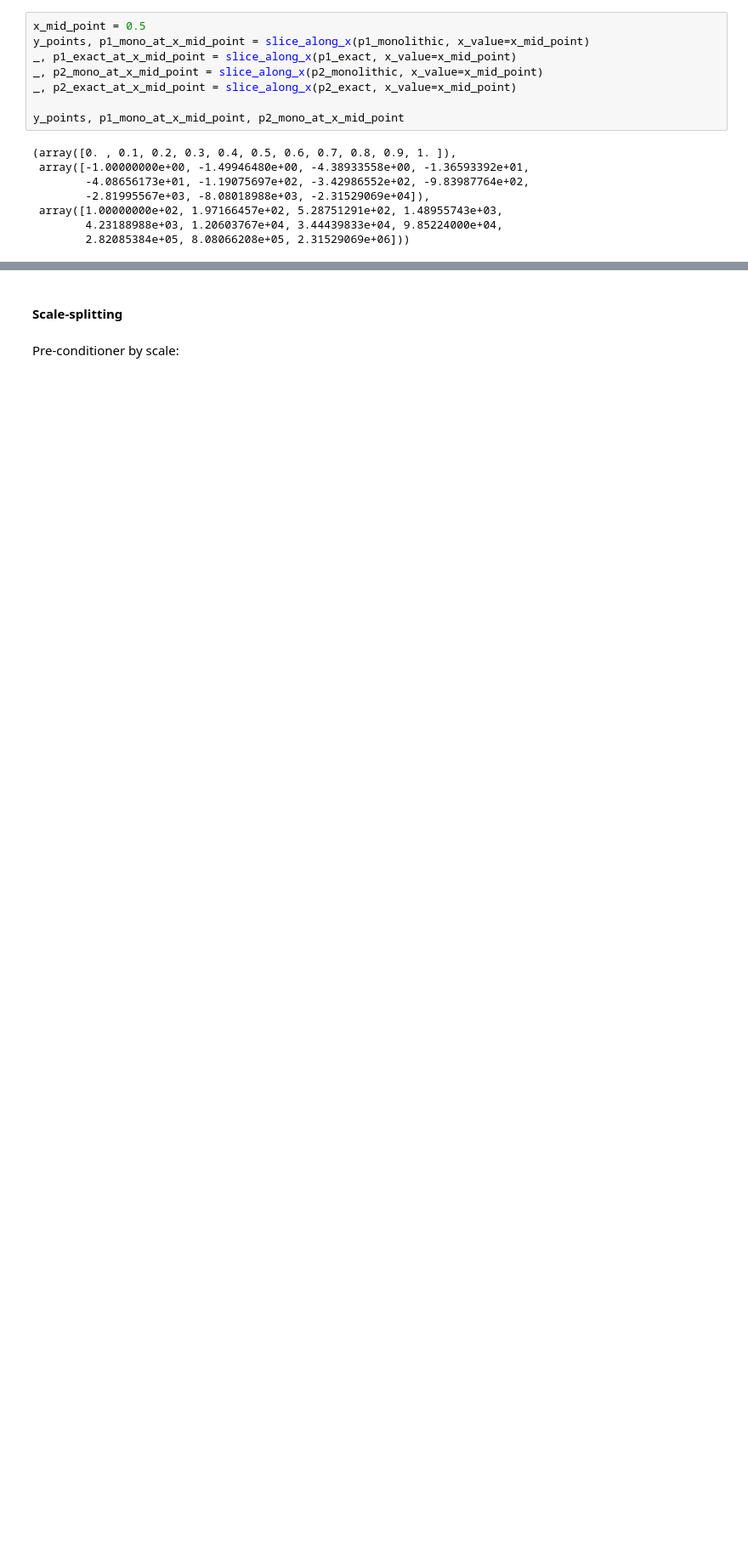
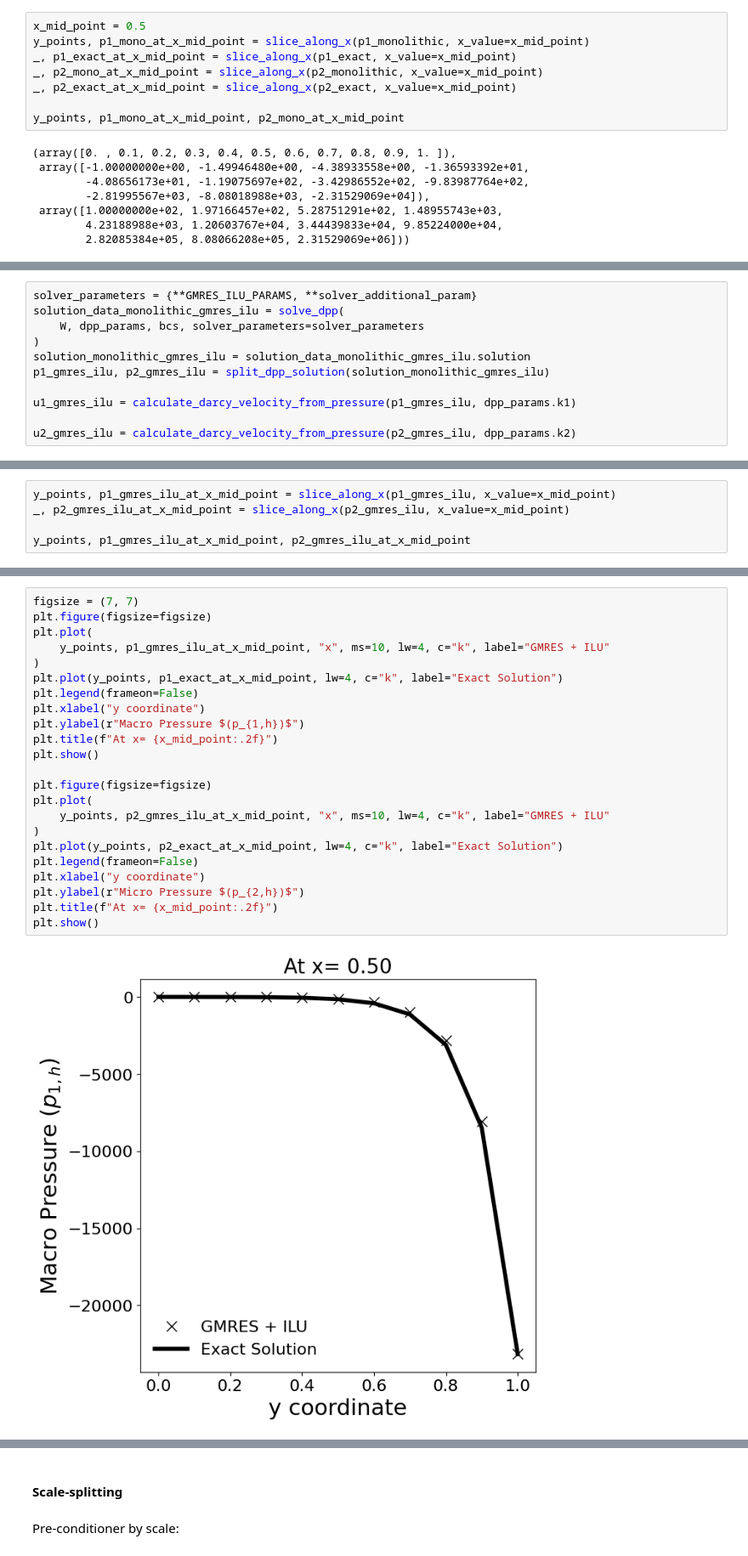
Before and after one commit to ThermoPhase-FCSRG/perphil, a Jupyter notebook: notebooks/conforming-galerkin-fem-operator-splitting-2D-perphil.ipynb, the cells around one changed output, grey strips where cells are left out. Shown at 85% size. Drawn from its saved outputs; the diff is of its cells as text; blank space fills up the shorter version.

```diff
--- a/notebooks/conforming-galerkin-fem-operator-splitting-2D-perphil.ipynb
+++ b/notebooks/conforming-galerkin-fem-operator-splitting-2D-perphil.ipynb
@@ -155,0 +234,11 @@ plt.show()
+# %%
+solver_parameters = {**GMRES_ILU_PARAMS, **solver_additional_param}
+solution_data_monolithic_gmres_ilu = solve_dpp(
+    W, dpp_params, bcs, solver_parameters=solver_parameters
+)
+solution_monolithic_gmres_ilu = solution_data_monolithic_gmres_ilu.solution
+p1_gmres_ilu, p2_gmres_ilu = split_dpp_solution(solution_monolithic_gmres_ilu)
+
+u1_gmres_ilu = calculate_darcy_velocity_from_pressure(p1_gmres_ilu, dpp_params.k1)
+
+u2_gmres_ilu = calculate_darcy_velocity_from_pressure(p2_gmres_ilu, dpp_params.k2)
@@ -155,0 +262,5 @@ plt.show()
+# %%
+y_points, p1_gmres_ilu_at_x_mid_point = slice_along_x(p1_gmres_ilu, x_value=x_mid_point)
+_, p2_gmres_ilu_at_x_mid_point = slice_along_x(p2_gmres_ilu, x_value=x_mid_point)
+
+y_points, p1_gmres_ilu_at_x_mid_point, p2_gmres_ilu_at_x_mid_point
@@ -155,0 +275,25 @@ plt.show()
+# %%
+figsize = (7, 7)
+plt.figure(figsize=figsize)
+plt.plot(
+    y_points, p1_gmres_ilu_at_x_mid_point, "x", ms=10, lw=4, c="k", label="GMRES + ILU"
+)
+plt.plot(y_points, p1_exact_at_x_mid_point, lw=4, c="k", label="Exact Solution")
+plt.legend(frameon=False)
+plt.xlabel("y coordinate")
+plt.ylabel(r"Macro Pressure $(p_{1,h})$")
+plt.title(f"At x= {x_mid_point:.2f}")
+plt.show()
+
+plt.figure(figsize=figsize)
+plt.plot(
+    y_points, p2_gmres_ilu_at_x_mid_point, "x", ms=10, lw=4, c="k", label="GMRES + ILU"
+)
+plt.plot(y_points, p2_exact_at_x_mid_point, lw=4, c="k", label="Exact Solution")
+plt.legend(frameon=False)
+plt.xlabel("y coordinate")
+plt.ylabel(r"Micro Pressure $(p_{2,h})$")
+plt.title(f"At x= {x_mid_point:.2f}")
+plt.show()
+# %% [output]
+[figure, added]
```
Also changed, not shown: parts of 25 cells of this notebook, 1 other file.
